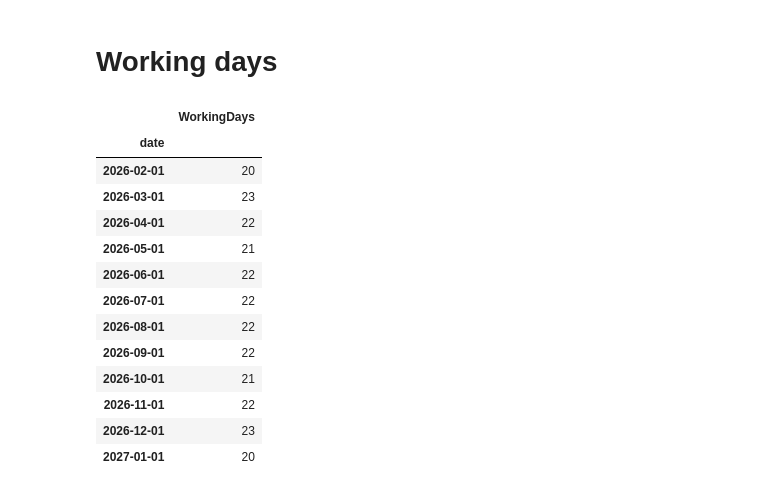
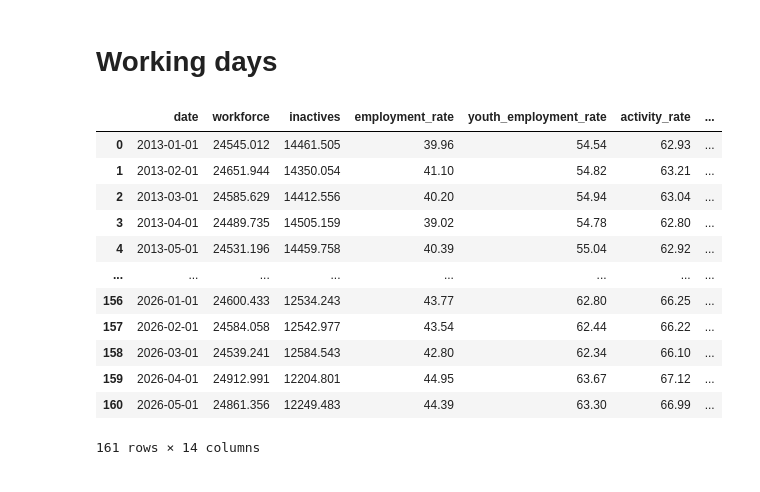
Before and after one commit to Francisscus/Employment_rate_predictor, a Jupyter notebook: 004_Prediction_dataset_generation.ipynb, the cells around one changed output. Drawn from its saved outputs; the diff is of its cells as text; code cells hidden in the pictures.

Commit message:
worked on creating the dataset for the prediction

```diff
--- a/004_Prediction_dataset_generation.ipynb
+++ b/004_Prediction_dataset_generation.ipynb
@@ -854,6 +942,24 @@ df_fcst_diesel_price
 # GENERATE FINAL DATASET
 # %% [markdown]
 # Working days
+# %%
+df_old_working_days = pd.read_csv('dataset_forecast.csv')
+# %%
+df_old_working_days
+# %% [output]
+|  | date | workforce | inactives | employment_rate | youth_employment_rate | activity_rate | ... |
+| 0 | 2013-01-01 | 24545.012 | 14461.505 | 39.96 | 54.54 | 62.93 | ... |
+| 1 | 2013-02-01 | 24651.944 | 14350.054 | 41.10 | 54.82 | 63.21 | ... |
+| 2 | 2013-03-01 | 24585.629 | 14412.556 | 40.20 | 54.94 | 63.04 | ... |
+| 3 | 2013-04-01 | 24489.735 | 14505.159 | 39.02 | 54.78 | 62.80 | ... |
+| 4 | 2013-05-01 | 24531.196 | 14459.758 | 40.39 | 55.04 | 62.92 | ... |
+| ... | ... | ... | ... | ... | ... | ... | ... |
+| 156 | 2026-01-01 | 24600.433 | 12534.243 | 43.77 | 62.80 | 66.25 | ... |
+| 157 | 2026-02-01 | 24584.058 | 12542.977 | 43.54 | 62.44 | 66.22 | ... |
+| 158 | 2026-03-01 | 24539.241 | 12584.543 | 42.80 | 62.34 | 66.10 | ... |
+| 159 | 2026-04-01 | 24912.991 | 12204.801 | 44.95 | 63.67 | 67.12 | ... |
+| 160 | 2026-05-01 | 24861.356 | 12249.483 | 44.39 | 63.30 | 66.99 | ... |
+161 rows × 14 columns
 # %%
 year = 2026
 
@@ -880,20 +986,3 @@ monthly_working_days = df_days.groupby(df_days["date"].dt.month)["is_working_day
 df_days['WorkingDays'] = np.where(df_days['is_working_day']==True, 1, 0)
 # %%
 df_working_days = df_days[df_days['month_start']>'2026-01-01'].groupby('month_start')['WorkingDays'].sum().reset_index().rename(columns={'month_start':'date'}).set_index('date')
-# %%
-df_working_days
-# %% [output]
-|  | WorkingDays |
-| date |  |
-| 2026-02-01 | 20 |
-| 2026-03-01 | 23 |
-| 2026-04-01 | 22 |
-| 2026-05-01 | 21 |
-| 2026-06-01 | 22 |
-| 2026-07-01 | 22 |
-| 2026-08-01 | 22 |
-| 2026-09-01 | 22 |
-| 2026-10-01 | 21 |
-| 2026-11-01 | 22 |
-| 2026-12-01 | 23 |
-| 2027-01-01 | 20 |
```
Also changed, not shown: parts of 30 cells of this notebook, 3 other files.
